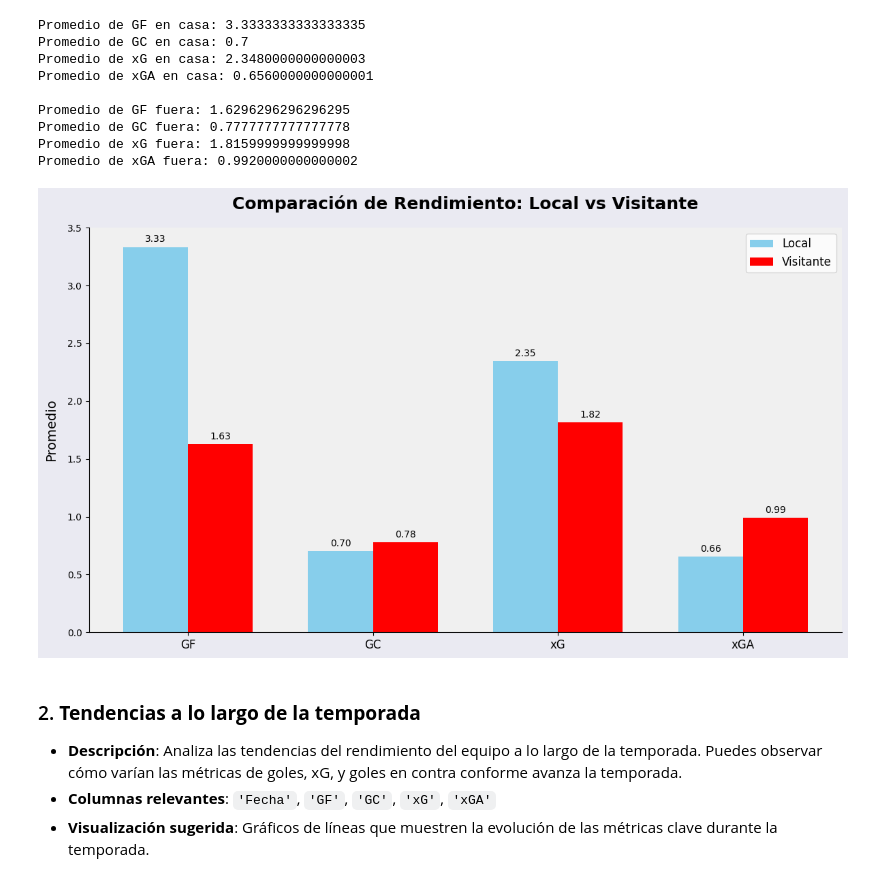
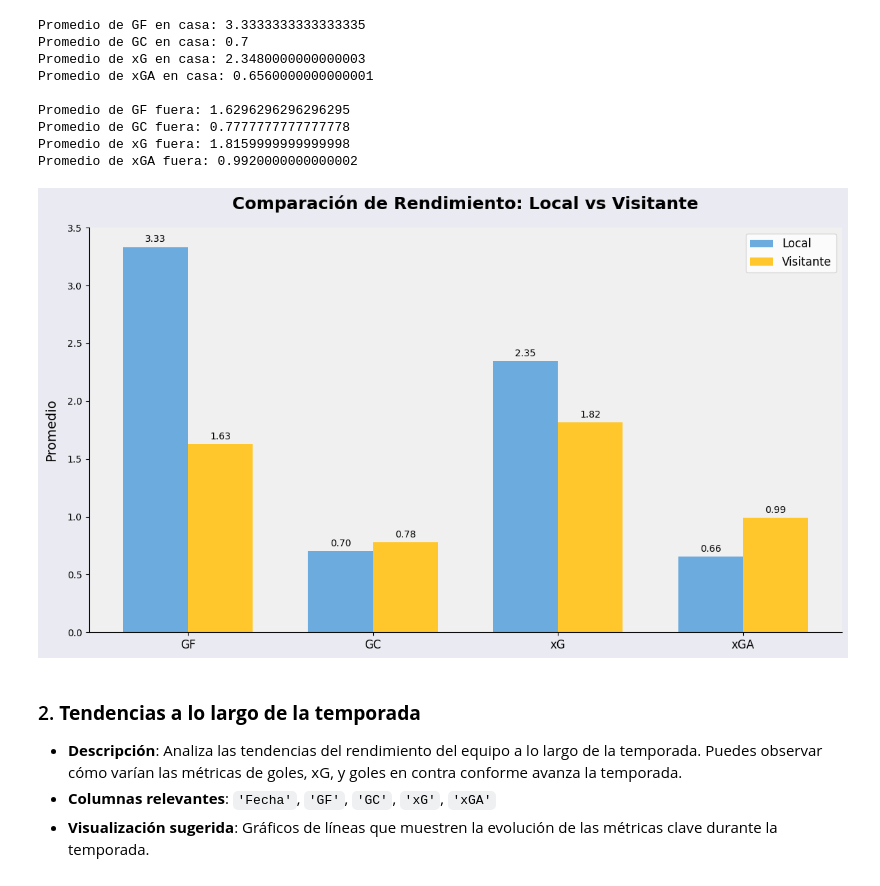
Before and after one commit to JoseCebrian12/ManCity2022-2023, a Jupyter notebook: etl.ipynb, the cells around one changed output. Cells and saved outputs as stored; diff of their text form; code cells hidden in the pictures.

```diff
--- a/etl.ipynb
+++ b/etl.ipynb
@@ -492,4 +466,3 @@ plt.show()
 # %%
 df_matches = pagina[6]
-df_matches['Fecha'] = pd.to_datetime(df_matches['Fecha'], format='%d-%m-%Y')  # Asegúrate de usar el formato correcto
-df_matches["Fecha"].min(), df_matches["Fecha"].max()
+df_matches['Fecha'] = pd.to_datetime(df_matches['Fecha'], format='%Y-%m-%d')  # Asegúrate de usar el formato correcto
@@ -564,36 +518,36 @@ valores_fuera = [promedio_fuera_GF, promedio_fuera_GC, promedio_fuera_xG, promed
 x = np.arange(len(categorias))  # etiquetas para las categorías
 width = 0.35  # ancho de las barras
 
 fig, ax = plt.subplots(figsize=(12, 7))
-rects1 = ax.bar(x - width/2, valores_casa, width, label='Local', color='skyblue')
-rects2 = ax.bar(x + width/2, valores_fuera, width, label='Visitante', color='red')
+rects1 = ax.bar(x - width/2, valores_casa, width, label='Local', color='#6CABDD')
+rects2 = ax.bar(x + width/2, valores_fuera, width, label='Visitante', color='#FFC72C')
 
 # Añadir etiquetas y título con formato mejorado
 ax.set_ylabel('Promedio', fontsize=14, labelpad=10)
 ax.set_title('Comparación de Rendimiento: Local vs Visitante', fontsize=18, fontweight='bold', pad=20)
 ax.set_xticks(x)
 ax.set_xticklabels(categorias, fontsize=12)
 ax.legend(fontsize=12)
 
 # Añadir etiquetas encima de las barras
 for rect in rects1 + rects2:
     height = rect.get_height()
     ax.annotate(f'{height:.2f}',
                 xy=(rect.get_x() + rect.get_width() / 2, height),
                 xytext=(0, 3),  # 3 puntos de desplazamiento
                 textcoords="offset points",
                 ha='center', va='bottom', fontsize=10)
 
 # Añadir fondo personalizado y estético
 ax.set_facecolor('#f0f0f0')
 fig.patch.set_facecolor('#eaeaf2')
 ax.spines['top'].set_visible(False)
 ax.spines['right'].set_visible(False)
 
 plt.tight_layout()
 plt.show()
 # %% [output]
-[figure, old version]
+[figure, new version]
 # %% [markdown]
 ### 2. **Tendencias a lo largo de la temporada**
    - **Descripción**: Analiza las tendencias del rendimiento del equipo a lo largo de la temporada. Puedes observar cómo varían las métricas de goles, xG, y goles en contra conforme avanza la temporada.
```
Also changed, not shown: parts of 37 cells of this notebook.
